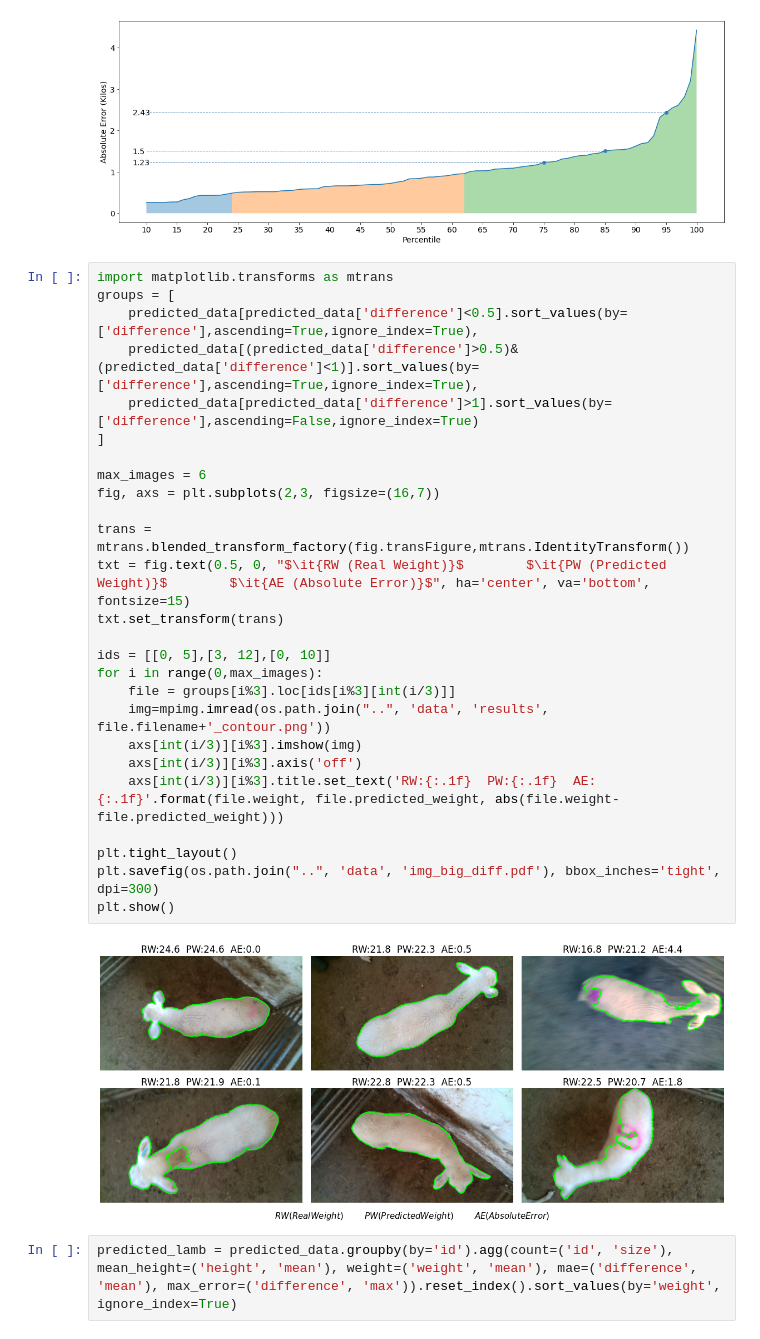
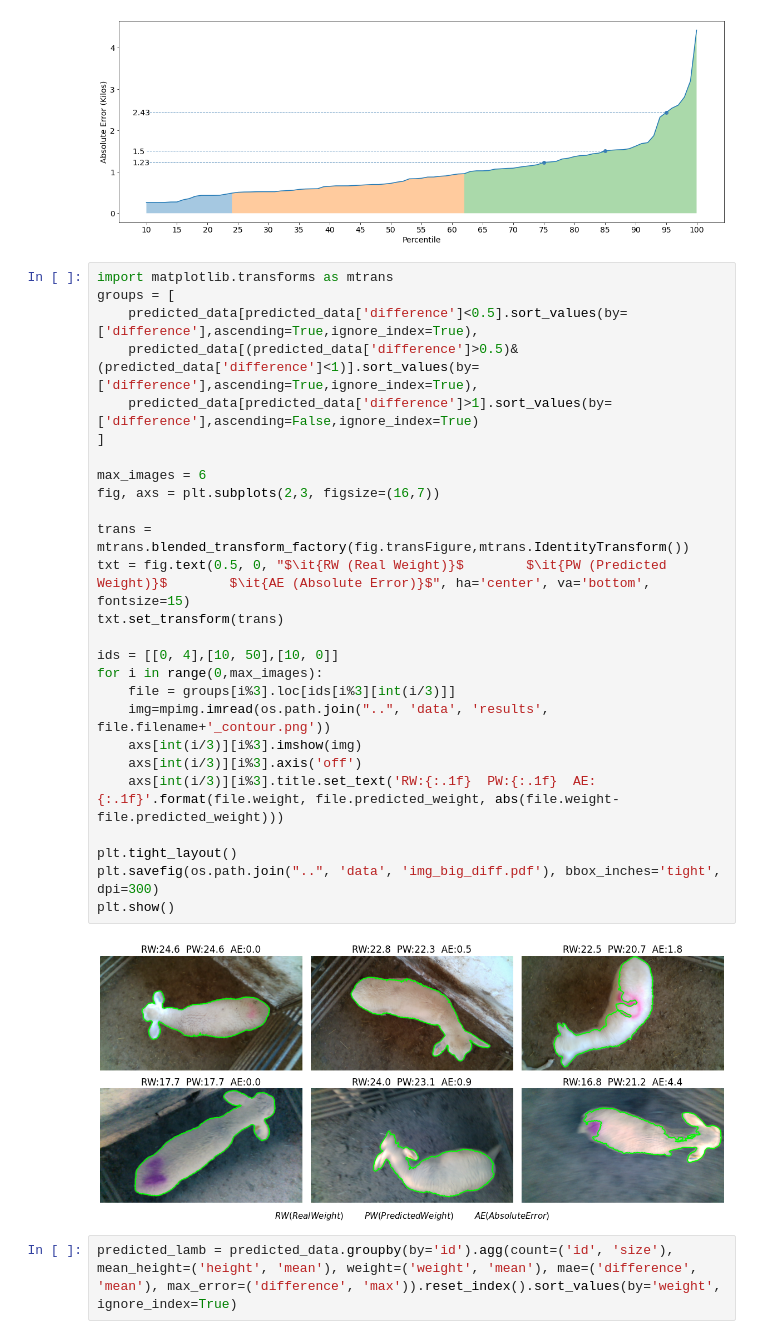
Before and after one commit to uleroboticsgroup/morphology_lamb_weight_unizar, a Jupyter notebook: scripts/support_system.ipynb, the cells around one changed output. Cells and saved outputs as stored; diff of their text form.

Commit message:
Update charts

```diff
--- a/scripts/support_system.ipynb
+++ b/scripts/support_system.ipynb
@@ -695,31 +695,31 @@ plt.show()
 # %%
 import matplotlib.transforms as mtrans
 groups = [
     predicted_data[predicted_data['difference']<0.5].sort_values(by=['difference'],ascending=True,ignore_index=True),
     predicted_data[(predicted_data['difference']>0.5)&(predicted_data['difference']<1)].sort_values(by=['difference'],ascending=True,ignore_index=True),
     predicted_data[predicted_data['difference']>1].sort_values(by=['difference'],ascending=False,ignore_index=True)
 ]
 
 max_images = 6
 fig, axs = plt.subplots(2,3, figsize=(16,7))
 
 trans = mtrans.blended_transform_factory(fig.transFigure,mtrans.IdentityTransform())
 txt = fig.text(0.5, 0, "$\it{RW (Real Weight)}$        $\it{PW (Predicted Weight)}$        $\it{AE (Absolute Error)}$", ha='center', va='bottom', fontsize=15)
 txt.set_transform(trans)
 
-ids = [[0, 5],[3, 12],[0, 10]]
+ids = [[0, 4],[10, 50],[10, 0]]
 for i in range(0,max_images):
     file = groups[i%3].loc[ids[i%3][int(i/3)]]
     img=mpimg.imread(os.path.join("..", 'data', 'results', file.filename+'_contour.png'))
     axs[int(i/3)][i%3].imshow(img)
     axs[int(i/3)][i%3].axis('off')
     axs[int(i/3)][i%3].title.set_text('RW:{:.1f}  PW:{:.1f}  AE:{:.1f}'.format(file.weight, file.predicted_weight, abs(file.weight-file.predicted_weight)))
 
 plt.tight_layout()
 plt.savefig(os.path.join("..", 'data', 'img_big_diff.pdf'), bbox_inches='tight', dpi=300)
 plt.show()
 # %% [output]
-[figure, old version]
+[figure, new version]
 # %%
 predicted_lamb = predicted_data.groupby(by='id').agg(count=('id', 'size'), mean_height=('height', 'mean'), weight=('weight', 'mean'), mae=('difference', 'mean'), max_error=('difference', 'max')).reset_index().sort_values(by='weight', ignore_index=True)
 # %%
```
Also changed, not shown: parts of 5 cells of this notebook, 15 other files.
